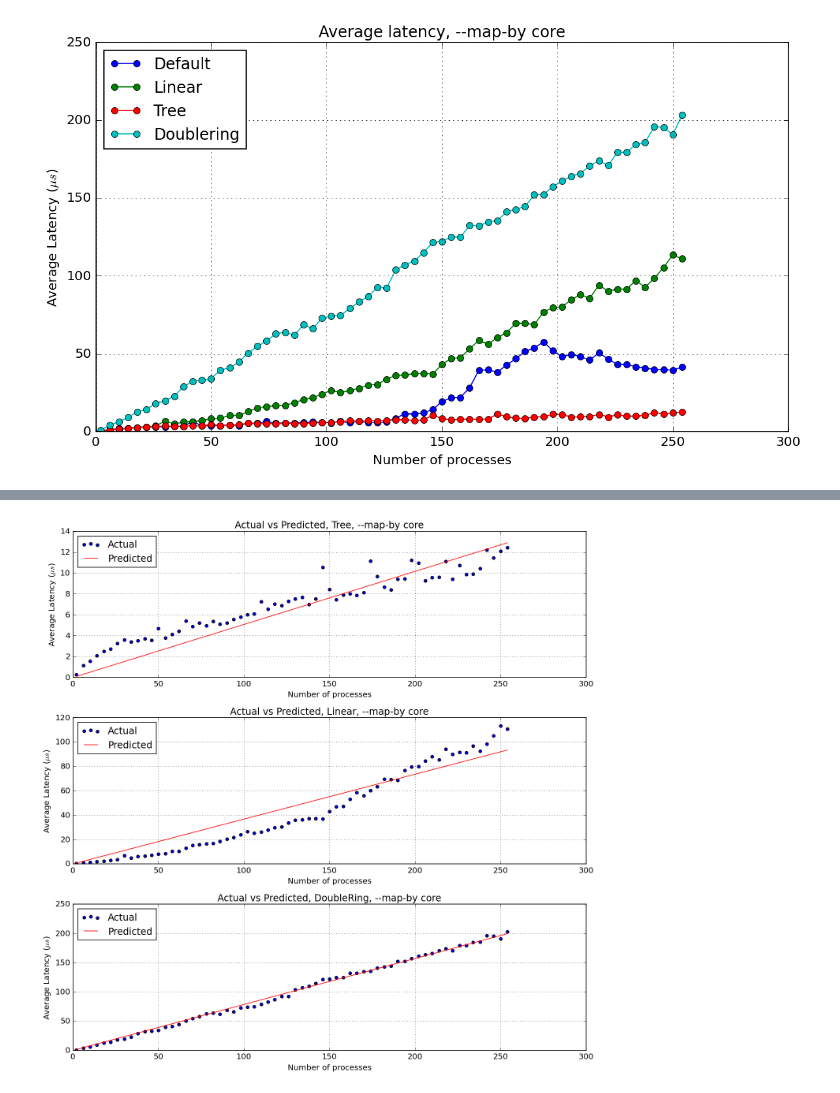
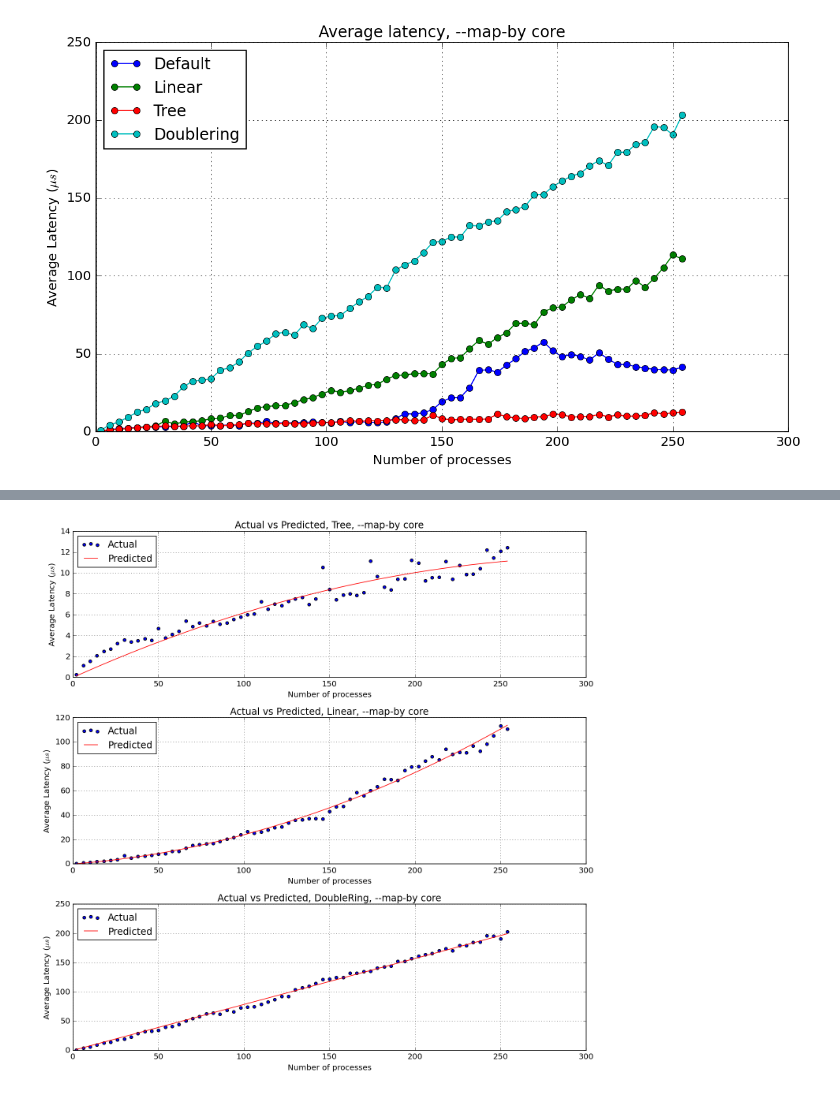
Before and after one commit to PieroZ01/High_Performance_Computing_Assignment, a Jupyter notebook: exercise1/Solution/barrier/barrier_data_analysis.ipynb, the cells around one changed output, grey strips where cells are left out. Drawn from its saved outputs; the diff is of its cells as text; code cells hidden in the pictures.

Commit message:
Updated models for barrier

```diff
--- a/exercise1/Solution/barrier/barrier_data_analysis.ipynb
+++ b/exercise1/Solution/barrier/barrier_data_analysis.ipynb
@@ -102,16 +102,15 @@ def barrier_model(algorithm, map, quadratic=False):
     # If requested, add the quadratic term to the model
     if quadratic==True:
         x["Processes^2"] = x["Processes"]**2
-    # In general, the quadratic term appeared to be not significant or useful, so I will not use it
 
     # Build the model
     return sm.OLS(y, x).fit()
 
 # Build the model for the linear algorithm and the --map-by core allocation
-model_default = barrier_model("Linear", "core", quadratic=False)
+model_linear = barrier_model("Linear", "core", quadratic=True)
 
 # Print the summary of the model
-print(f"Model for Default algorithm, --map-by core allocation")
-print(model_default.summary())
+print(f"Model for Linear algorithm, --map-by core allocation")
+print(model_linear.summary())
 print("\n")
 # %% [output]
@@ -134,7 +133,7 @@ Notes:
 [2] Standard Errors assume that the covariance matrix of the errors is correctly specified.
 # %%
 # Build the model for the tree algorithm and the --map-by core allocation
-model_tree = barrier_model("Tree", "core", quadratic=False)
+model_tree = barrier_model("Tree", "core", quadratic=True)
 
 # Print the summary of the model
 print(f"Model for Tree algorithm, --map-by core allocation")
@@ -188,7 +187,7 @@ Notes:
 # Let's now plot the models' predictions against the actual results; I'll plot the actual average latency with scatter plots and the models' predictions with lines
 
 # Function to plot the models' predictions against the actual results
-def plot_model(plot, model, algorithm, map, i):
+def plot_model(plot, model, algorithm, map, i, quadratic=False):
 
     # Select the data for the current algorithm
     current_barrier = barrier_results[(barrier_results["Algorithm"] == algorithm) & (barrier_results["Mapping"] == map) & (barrier_results["Processes"] != 256)]
@@ -199,35 +198,40 @@ def plot_model(plot, model, algorithm, map, i):
         return
 
     # Select the columns to plot
     x = current_barrier["Processes"].unique()
     y = current_barrier[current_barrier["Algorithm"] == algorithm]["Latency"]
 
     # Create a 2D plot
     ax = plot.add_subplot(3, 1, i+1)
 
     # Plot the data and set the labels
     ax.scatter(x, y, label="Actual", marker="o")
-    ax.plot(x, model.predict(pd.DataFrame(x)), label="Predicted", color="red")
+
+    if quadratic==True:
+        ax.plot(x, model.predict(pd.DataFrame({"Processes": x, "Processes^2": x**2})), label="Predicted", color="r")
+    else:
+        ax.plot(x, model.predict(pd.DataFrame({"Processes": x})), label="Predicted", color="r")
+
     ax.set_xlabel("Number of processes")
     ax.set_ylabel("Average Latency ($\mu s$)")
     ax.set_title(f"Actual vs Predicted, {algorithm}, --map-by {map}")
     ax.set_xlim(0, 300)
     ax.set_ylim(0,)
     ax.legend()
     ax.legend(loc="upper left")
     plt.grid(True)
 
 # Create a single figure to plot the results
 plt.style.use("classic")
 plot = plt.figure(figsize=(12, 12), dpi=120, facecolor='w', edgecolor='k')
 
 # Plot the results
-plot_model(plot, model_tree, "Tree", "core", 0)
-plot_model(plot, model_default, "Linear", "core", 1)
-plot_model(plot, model_doublering, "DoubleRing", "core", 2)
+plot_model(plot, model_tree, "Tree", "core", 0, quadratic=True)
+plot_model(plot, model_linear, "Linear", "core", 1, quadratic=True)
+plot_model(plot, model_doublering, "DoubleRing", "core", 2, quadratic=False)
 
 # Fix the layout and show the plot
 plt.tight_layout()
 plt.show()
 # %% [output]
-[figure, old version]
+[figure, new version]
```
Also changed, not shown: parts of 3 cells of this notebook.
